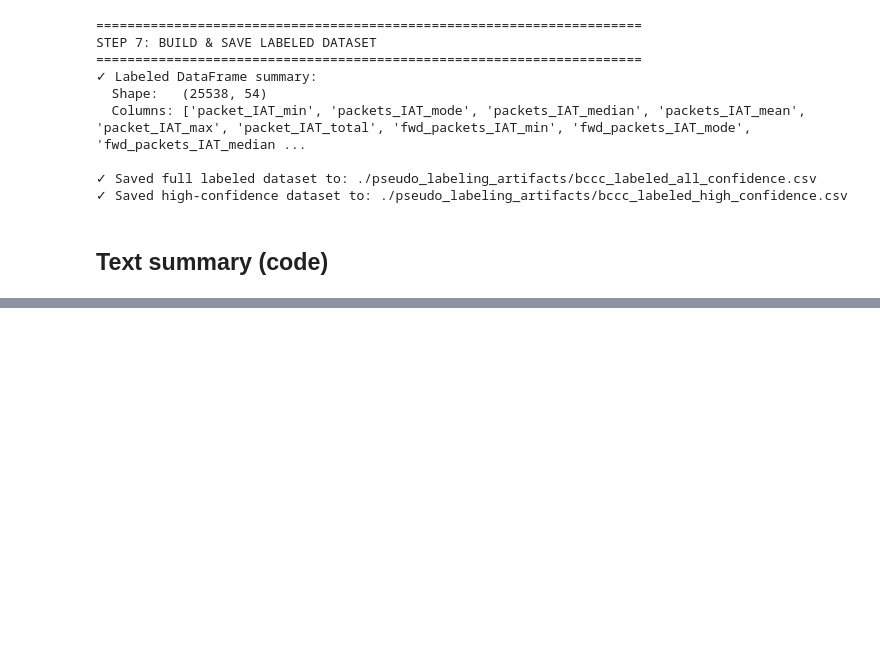
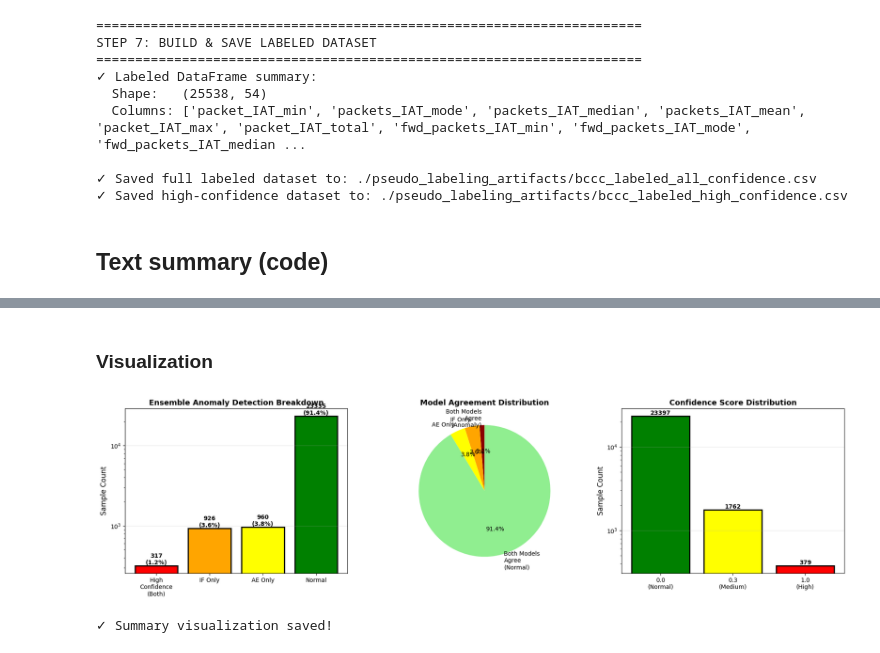
Before and after one commit to cepdnaclk/e20-4yp-Explainable-AI-Driven-Zero-Trust-Anomaly-Detection-for-Encrypted-Traffic, a Jupyter notebook: DataPreprocessing/confidence_pseudo_labeling.ipynb, the cells around one changed output, grey strips where cells are left out. Cells and saved outputs as stored; diff of their text form; code cells hidden in the pictures; blank space fills up the shorter version.

Commit message:
Adding Visualizations for Data Preperations

```diff
--- a/DataPreprocessing/confidence_pseudo_labeling.ipynb
+++ b/DataPreprocessing/confidence_pseudo_labeling.ipynb
@@ -442,2 +448,65 @@ Confidence mean:             0.0346
 
 Next step: Use 'bccc_labeled_high_confidence.csv' to train a supervised model (e.g., Random Forest).
+# %% [markdown]
+### Visualization
+# %%
+# Add this cell to your notebook:
+import matplotlib.pyplot as plt
+import numpy as np
+
+fig, axes = plt.subplots(1, 3, figsize=(18, 5))
+
+# Plot 1: Anomaly breakdown
+categories = ['High\nConfidence\n(Both)', 'IF Only', 'AE Only', 'Normal']
+values = [317, 926, 960, 23335]
+colors = ['red', 'orange', 'yellow', 'green']
+
+axes[0].bar(categories, values, color=colors, edgecolor='black', linewidth=2)
+axes[0].set_ylabel('Sample Count', fontsize=12)
+axes[0].set_title('Ensemble Anomaly Detection Breakdown', fontsize=13, fontweight='bold')
+axes[0].set_yscale('log')  # Log scale for visibility
+axes[0].grid(True, alpha=0.3, axis='y')
+
+for i, v in enumerate(values):
+    axes[0].text(i, v, f'{v}\n({v/25538*100:.1f}%)',
+                ha='center', va='bottom', fontweight='bold')
+
+# Plot 2: Model agreement
+agreement_data = {
+    'Both Models\nAgree\n(Anomaly)': 317,
+    'IF Only': 926,
+    'AE Only': 960,
+    'Both Models\nAgree\n(Normal)': 23335
+}
+
+axes[1].pie(agreement_data.values(), labels=agreement_data.keys(),
+           autopct='%1.1f%%', startangle=90, colors=['darkred', 'orange', 'yellow', 'lightgreen'])
+axes[1].set_title('Model Agreement Distribution', fontsize=13, fontweight='bold')
+
+# Plot 3: Confidence distribution
+confidence_dist = np.histogram(confidence_scores, bins=[0, 0.1, 0.3, 0.5, 1.0])
+bins_labels = ['0.0\n(Normal)', '0.3\n(Medium)', '1.0\n(High)']
+bin_values = [
+    np.sum(confidence_scores == 0.0),
+    np.sum(confidence_scores == 0.3),
+    np.sum(confidence_scores == 1.0)
+]
+
+axes[2].bar(bins_labels, bin_values, color=['green', 'yellow', 'red'],
+           edgecolor='black', linewidth=2)
+axes[2].set_ylabel('Sample Count', fontsize=12)
+axes[2].set_title('Confidence Score Distribution', fontsize=13, fontweight='bold')
+axes[2].set_yscale('log')
+axes[2].grid(True, alpha=0.3, axis='y')
+
+for i, v in enumerate(bin_values):
+    axes[2].text(i, v, f'{v}', ha='center', va='bottom', fontweight='bold')
+
+plt.tight_layout()
+plt.savefig('./pseudo_labeling_artifacts/ensemble_summary.png', dpi=300, bbox_inches='tight')
+plt.show()
+
+print("✓ Summary visualization saved!")
+# %% [output]
+[figure, added]
+✓ Summary visualization saved!
```
Also changed, not shown: parts of 5 cells of this notebook, 7 other files.
